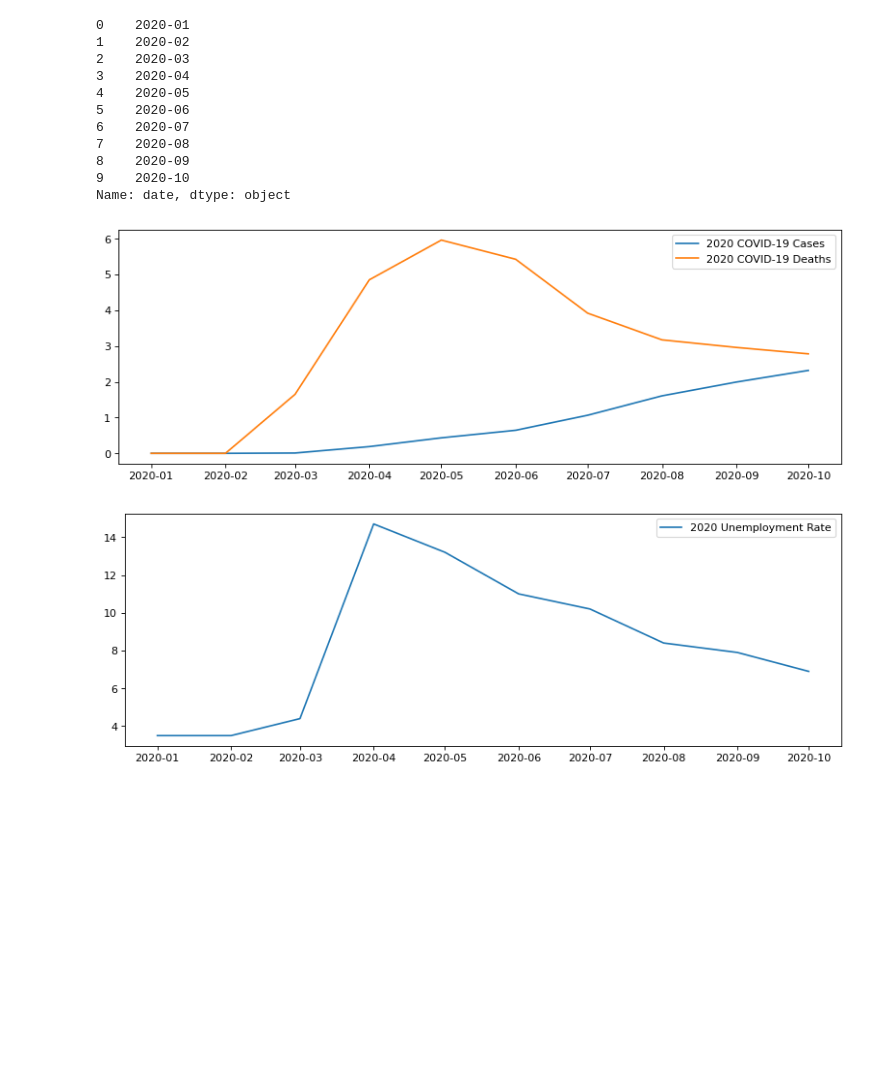
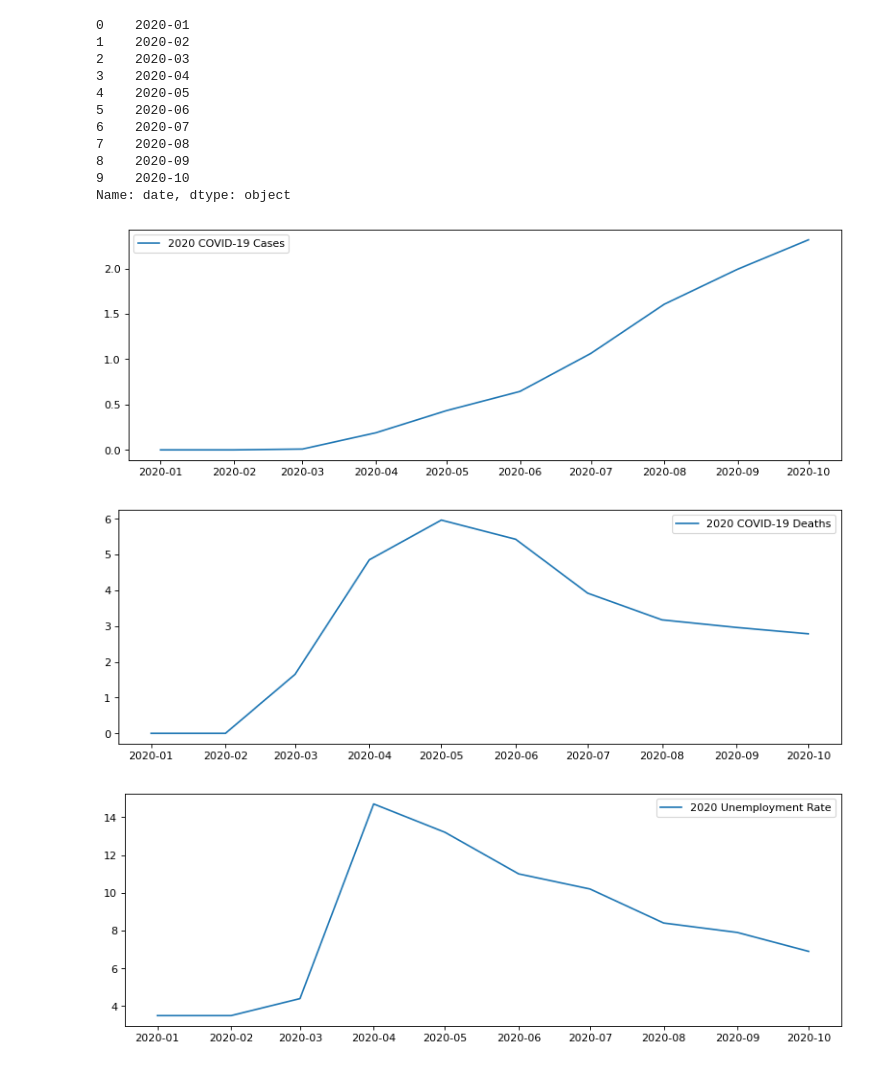
Before and after one commit to gitviviane/cisc520-project, a Jupyter notebook: cisc520-project-team4.ipynb, the cells around one changed output. Cells and saved outputs as stored; diff of their text form; code cells hidden in the pictures; blank space fills up the shorter version.

```diff
--- a/cisc520-project-team4.ipynb
+++ b/cisc520-project-team4.ipynb
@@ -228,18 +228,26 @@ Name: date, dtype: object
 covid_x = [dt.strptime(d,"%Y-%m").date() for d in date]
 covid_y = (df_usa['total_cases']/df_usa['population'])*100
 
-death_x = [dt.strptime(d,"%Y-%m").date() for d in date]
-death_y = (df_usa['total_deaths']/df_usa['total_cases'])*100
-
 fig(figsize=(12, 4), dpi=80)
 
 plt.plot(covid_x, covid_y, label = "2020 COVID-19 Cases")
-plt.plot(death_x, death_y, label = "2020 COVID-19 Deaths")
 
 plt.legend()
 plt.show()
 # %% [output]
-[figure, old version]
+[figure, new version]
+# %%
+death_x = [dt.strptime(d,"%Y-%m").date() for d in date]
+death_y = (df_usa['total_deaths']/df_usa['total_cases'])*100
+
+fig(figsize=(12, 4), dpi=80)
+
+plt.plot(death_x, death_y, label = "2020 COVID-19 Deaths")
+
+plt.legend()
+plt.show()
+# %% [output]
+[figure, added]
 # %%
 # plot unemployemnt information
 
```
Also changed, not shown: parts of 5 cells of this notebook.
